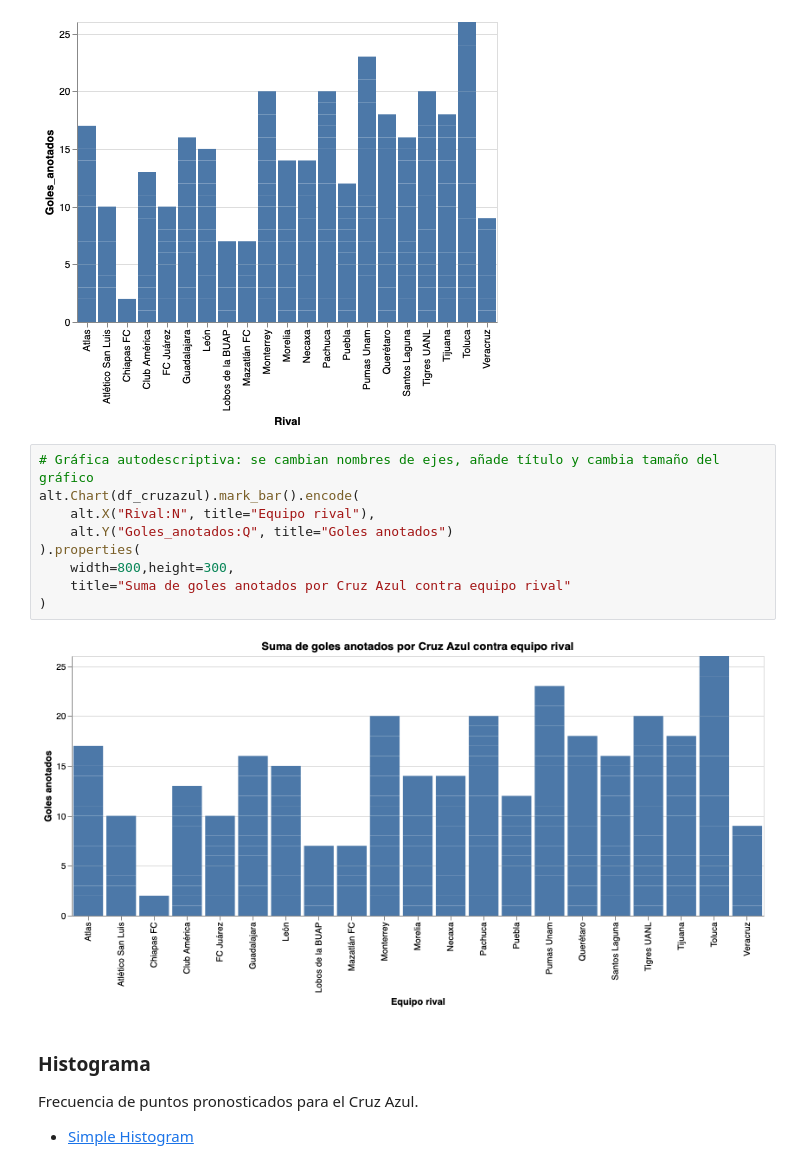
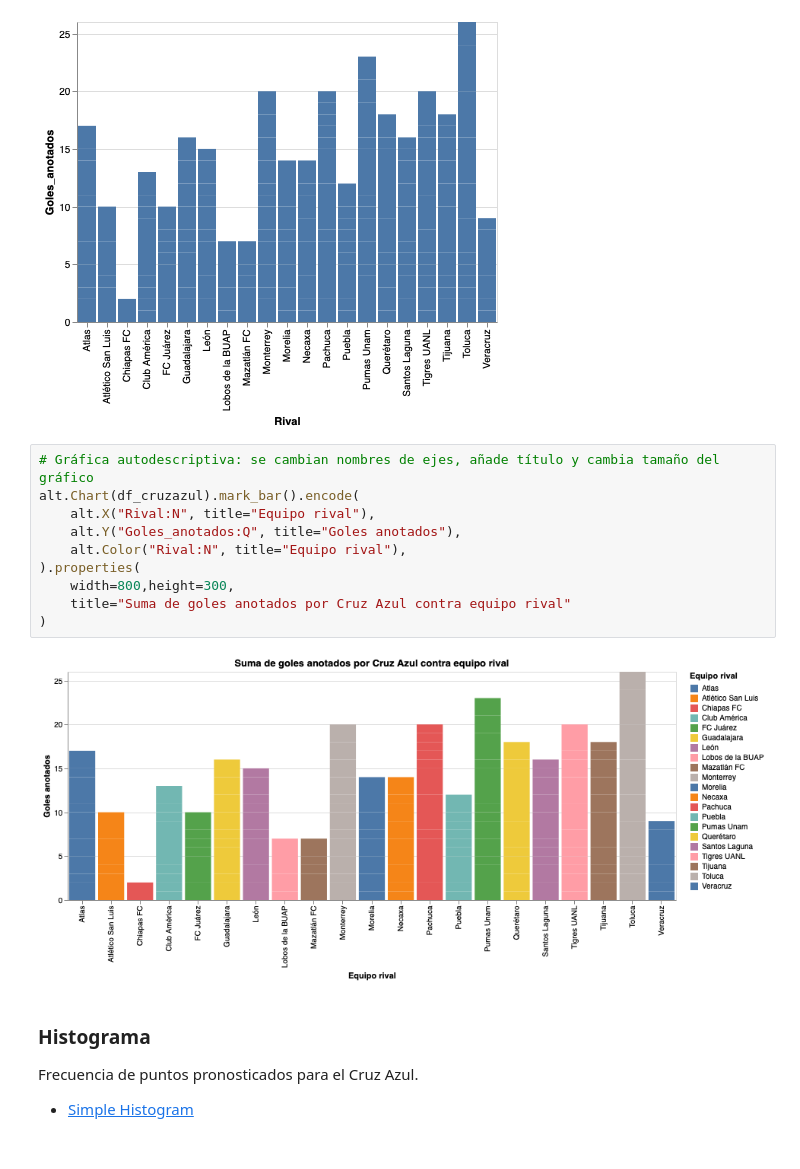
Before and after one commit to vcuspinera/UDG_MCD_Project_Dev_I, a Jupyter notebook: actividades/12_Viz_Altair.ipynb, the cells around one changed output. Cells and saved outputs as stored; diff of their text form.

```diff
--- a/actividades/12_Viz_Altair.ipynb
+++ b/actividades/12_Viz_Altair.ipynb
@@ -145,14 +145,15 @@ alt.Chart(df_cruzazul).mark_bar().encode(
 # %%
 # Gráfica autodescriptiva: se cambian nombres de ejes, añade título y cambia tamaño del gráfico
 alt.Chart(df_cruzazul).mark_bar().encode(
     alt.X("Rival:N", title="Equipo rival"),
-    alt.Y("Goles_anotados:Q", title="Goles anotados")
+    alt.Y("Goles_anotados:Q", title="Goles anotados"),
+    alt.Color("Rival:N", title="Equipo rival"),
 ).properties(
     width=800,height=300,
     title="Suma de goles anotados por Cruz Azul contra equipo rival"
 )
 # %% [output]
-[figure, old version]
+[figure, new version]
 # %% [markdown]
 ### Histograma
 Frecuencia de puntos pronosticados para el Cruz Azul.
```
Also changed, not shown: parts of 4 cells of this notebook, 1 other file.
